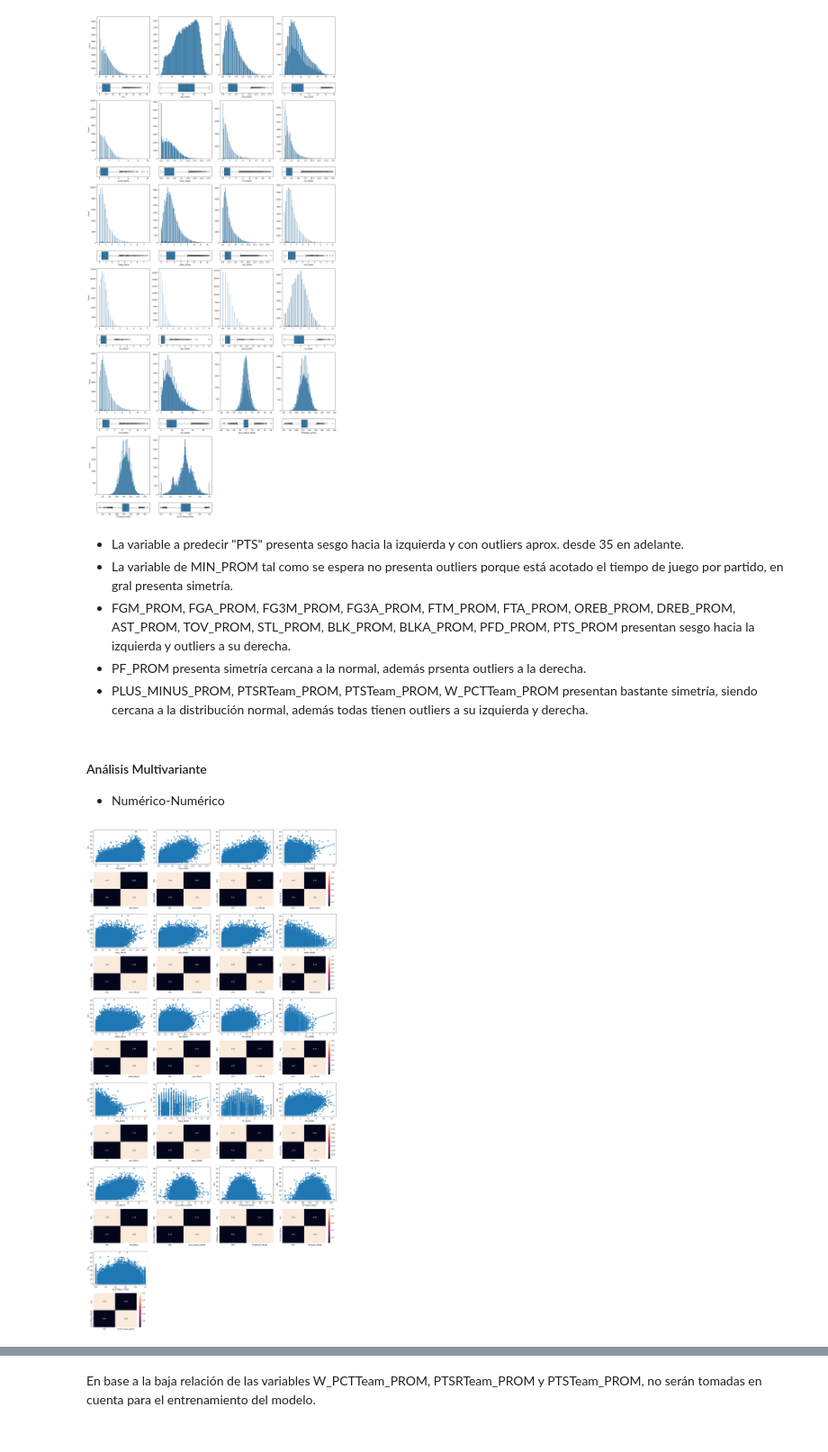
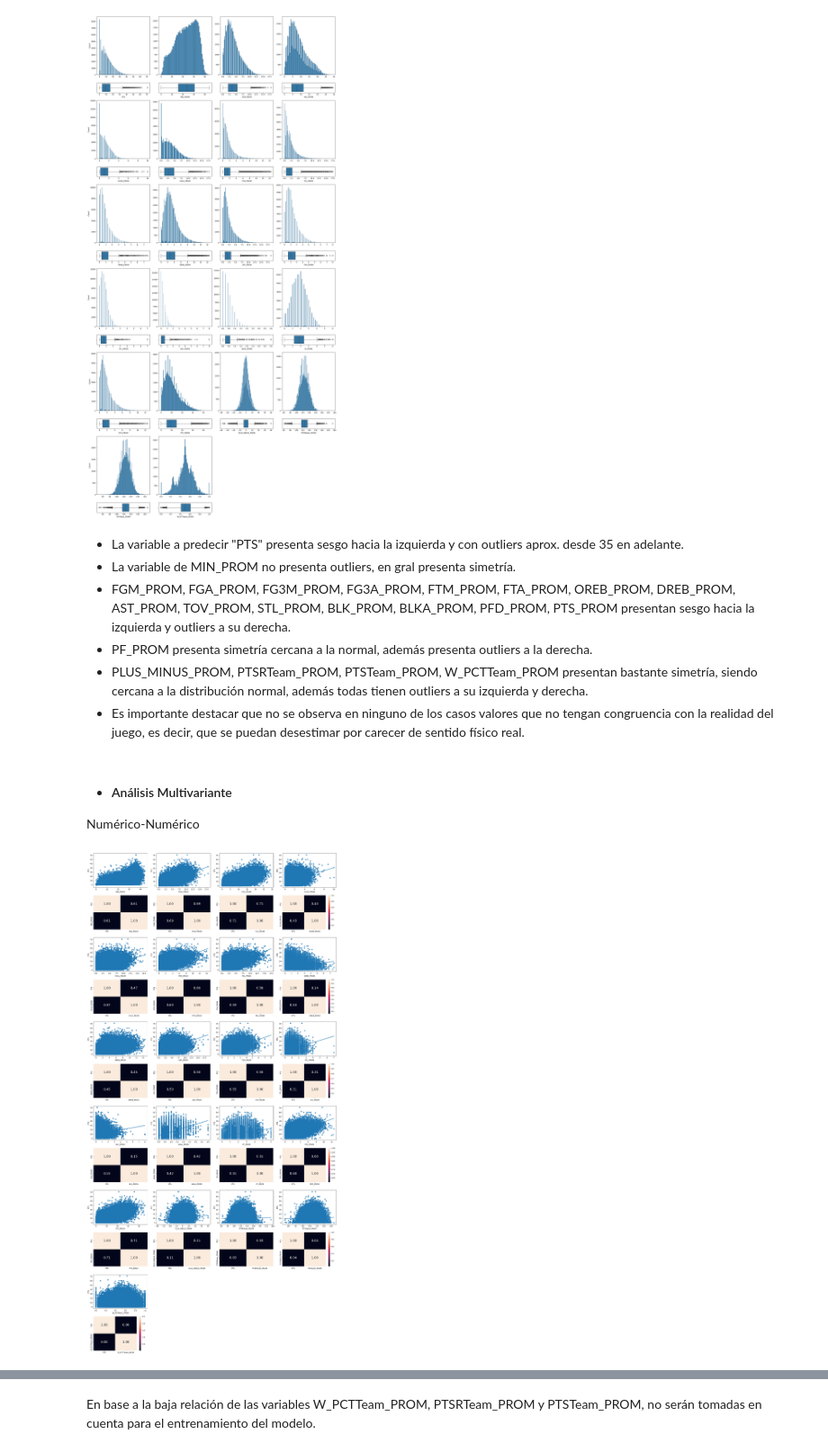
Before and after one commit to sebacent/ProyectoDS, a Jupyter notebook: src/final.ipynb, the cells around one changed output, grey strips where cells are left out. Shown at 90% size. Saved outputs shown, nothing was run; the diff lists cells and outputs as text; code cells hidden in the pictures.

```diff
--- a/src/final.ipynb
+++ b/src/final.ipynb
@@ -863,104 +859,104 @@ plt.show()
 [figure]
 # %% [markdown]
 - La variable a predecir "PTS" presenta sesgo hacia la izquierda y con outliers aprox. desde 35 en adelante.
-- La variable de MIN_PROM tal como se espera no presenta outliers porque está acotado el tiempo de juego por partido,
-  en gral presenta simetría.
+- La variable de MIN_PROM no presenta outliers, en gral presenta simetría.
 - FGM_PROM, FGA_PROM, FG3M_PROM, FG3A_PROM, FTM_PROM, FTA_PROM, OREB_PROM, DREB_PROM, AST_PROM, TOV_PROM, STL_PROM,
   BLK_PROM, BLKA_PROM, PFD_PROM, PTS_PROM presentan sesgo hacia la izquierda y outliers a su derecha.
-- PF_PROM presenta simetría cercana a la normal, además prsenta outliers a la derecha.
+- PF_PROM presenta simetría cercana a la normal, además presenta outliers a la derecha.
 - PLUS_MINUS_PROM, PTSRTeam_PROM, PTSTeam_PROM, W_PCTTeam_PROM presentan bastante simetría, siendo cercana a la distribución normal,
   además todas tienen outliers a su izquierda y derecha.
+- Es importante destacar que no se observa en ninguno de los casos valores que no tengan congruencia con la realidad del juego, es decir, que se puedan desestimar por carecer de sentido físico real.
 # %% [markdown]
-#### Análisis Multivariante
+- #### Análisis Multivariante
 
-- Numérico-Numérico
+Numérico-Numérico
 # %%
 fig, axis = plt.subplots(12, 4, figsize = (20, 40))
 
 sns.regplot(ax = axis[0,0], data = players_data, x = 'MIN_PROM', y = 'PTS')
-sns.heatmap(players_data[['PTS', 'MIN_PROM']].corr(), ax = axis[1,0], annot = True, fmt = ".2f", cbar = False)
+sns.heatmap(players_data[['PTS', 'MIN_PROM']].corr(), ax = axis[1,0], annot = True, fmt = ".2f", cbar = False, annot_kws={"size": 18})
 
 sns.regplot(ax = axis[0,1], data = players_data, x = 'FGM_PROM', y = 'PTS')
-sns.heatmap(players_data[['PTS', 'FGM_PROM']].corr(), ax = axis[1,1], annot = True, fmt = ".2f", cbar = False)
+sns.heatmap(players_data[['PTS', 'FGM_PROM']].corr(), ax = axis[1,1], annot = True, fmt = ".2f", cbar = False, annot_kws={"size": 18})
 
 sns.regplot(ax = axis[0,2], data = players_data, x = 'FGA_PROM', y = 'PTS')
-sns.heatmap(players_data[['PTS', 'FGA_PROM']].corr(), ax = axis[1,2], annot = True, fmt = ".2f", cbar = False)
+sns.heatmap(players_data[['PTS', 'FGA_PROM']].corr(), ax = axis[1,2], annot = True, fmt = ".2f", cbar = False, annot_kws={"size": 18})
 
 sns.regplot(ax = axis[0,3], data = players_data, x = 'FG3M_PROM', y = 'PTS')
-sns.heatmap(players_data[['PTS', 'FG3M_PROM']].corr(), ax = axis[1,3], annot = True, fmt = ".2f")
+sns.heatmap(players_data[['PTS', 'FG3M_PROM']].corr(), ax = axis[1,3], annot = True, fmt = ".2f", annot_kws={"size": 18})
 
 ####
 
 sns.regplot(ax = axis[2,0], data = players_data, x = 'FG3A_PROM', y = 'PTS')
-sns.heatmap(players_data[['PTS', 'FG3A_PROM']].corr(), ax = axis[3,0], annot = True, fmt = ".2f", cbar = False)
+sns.heatmap(players_data[['PTS', 'FG3A_PROM']].corr(), ax = axis[3,0], annot = True, fmt = ".2f", cbar = False, annot_kws={"size": 18})
 
 sns.regplot(ax = axis[2,1], data = players_data, x = 'FTM_PROM', y = 'PTS')
-sns.heatmap(players_data[['PTS', 'FTM_PROM']].corr(), ax = axis[3,1], annot = True, fmt = ".2f", cbar = False)
+sns.heatmap(players_data[['PTS', 'FTM_PROM']].corr(), ax = axis[3,1], annot = True, fmt = ".2f", cbar = False, annot_kws={"size": 18})
 
 sns.regplot(ax = axis[2,2], data = players_data, x = 'FTA_PROM', y = 'PTS')
-sns.heatmap(players_data[['PTS', 'FTA_PROM']].corr(), ax = axis[3,2], annot = True, fmt = ".2f", cbar = False)
+sns.heatmap(players_data[['PTS', 'FTA_PROM']].corr(), ax = axis[3,2], annot = True, fmt = ".2f", cbar = False, annot_kws={"size": 18})
 
 sns.regplot(ax = axis[2,3], data = players_data, x = 'OREB_PROM', y = 'PTS')
-sns.heatmap(players_data[['PTS', 'OREB_PROM']].corr(), ax = axis[3,3], annot = True, fmt = ".2f")
+sns.heatmap(players_data[['PTS', 'OREB_PROM']].corr(), ax = axis[3,3], annot = True, fmt = ".2f", annot_kws={"size": 18})
 
 
 ####
 
 sns.regplot(ax = axis[4,0], data = players_data, x = 'DREB_PROM', y = 'PTS')
-sns.heatmap(players_data[['PTS', 'DREB_PROM']].corr(), ax = axis[5,0], annot = True, fmt = ".2f", cbar = False)
+sns.heatmap(players_data[['PTS', 'DREB_PROM']].corr(), ax = axis[5,0], annot = True, fmt = ".2f", cbar = False, annot_kws={"size": 18})
 
 sns.regplot(ax = axis[4,1], data = players_data, x = 'AST_PROM', y = 'PTS')
-sns.heatmap(players_data[['PTS', 'AST_PROM']].corr(), ax = axis[5,1], annot = True, fmt = ".2f", cbar = False)
+sns.heatmap(players_data[['PTS', 'AST_PROM']].corr(), ax = axis[5,1], annot = True, fmt = ".2f", cbar = False, annot_kws={"size": 18})
 
 sns.regplot(ax = axis[4,2], data = players_data, x = 'TOV_PROM', y = 'PTS')
-sns.heatmap(players_data[['PTS', 'TOV_PROM']].corr(), ax = axis[5,2], annot = True, fmt = ".2f", cbar = False)
+sns.heatmap(players_data[['PTS', 'TOV_PROM']].corr(), ax = axis[5,2], annot = True, fmt = ".2f", cbar = False, annot_kws={"size": 18})
 
 sns.regplot(ax = axis[4,3], data = players_data, x = 'STL_PROM', y = 'PTS')
-sns.heatmap(players_data[['PTS', 'STL_PROM']].corr(), ax = axis[5,3], annot = True, fmt = ".2f")
+sns.heatmap(players_data[['PTS', 'STL_PROM']].corr(), ax = axis[5,3], annot = True, fmt = ".2f", annot_kws={"size": 18})
 
 ####
 
 sns.regplot(ax = axis[6,0], data = players_data, x = 'BLK_PROM', y = 'PTS')
-sns.heatmap(players_data[['PTS', 'BLK_PROM']].corr(), ax = axis[7,0], annot = True, fmt = ".2f", cbar = False)
+sns.heatmap(players_data[['PTS', 'BLK_PROM']].corr(), ax = axis[7,0], annot = True, fmt = ".2f", cbar = False, annot_kws={"size": 18})
 
 sns.regplot(ax = axis[6,1], data = players_data, x = 'BLKA_PROM', y = 'PTS')
-sns.heatmap(players_data[['PTS', 'BLKA_PROM']].corr(), ax = axis[7,1], annot = True, fmt = ".2f", cbar = False)
+sns.heatmap(players_data[['PTS', 'BLKA_PROM']].corr(), ax = axis[7,1], annot = True, fmt = ".2f", cbar = False, annot_kws={"size": 18})
 
 sns.regplot(ax = axis[6,2], data = players_data, x = 'PF_PROM', y = 'PTS')
-sns.heatmap(players_data[['PTS', 'PF_PROM']].corr(), ax = axis[7,2], annot = True, fmt = ".2f", cbar = False)
+sns.heatmap(players_data[['PTS', 'PF_PROM']].corr(), ax = axis[7,2], annot = True, fmt = ".2f", cbar = False, annot_kws={"size": 18})
 
 sns.regplot(ax = axis[6,3], data = players_data, x = 'PFD_PROM', y = 'PTS')
-sns.heatmap(players_data[['PTS', 'PFD_PROM']].corr(), ax = axis[7,3], annot = True, fmt = ".2f")
+sns.heatmap(players_data[['PTS', 'PFD_PROM']].corr(), ax = axis[7,3], annot = True, fmt = ".2f", annot_kws={"size": 18})
 
 ####
 
 sns.regplot(ax = axis[8,0], data = players_data, x = 'PTS_PROM', y = 'PTS')
-sns.heatmap(players_data[['PTS', 'PTS_PROM']].corr(), ax = axis[9,0], annot = True, fmt = ".2f", cbar = False)
+sns.heatmap(players_data[['PTS', 'PTS_PROM']].corr(), ax = axis[9,0], annot = True, fmt = ".2f", cbar = False, annot_kws={"size": 18})
 
 sns.regplot(ax = axis[8,1], data = players_data, x = 'PLUS_MINUS_PROM', y = 'PTS')
-sns.heatmap(players_data[['PTS', 'PLUS_MINUS_PROM']].corr(), ax = axis[9,1], annot = True, fmt = ".2f", cbar = False)
+sns.heatmap(players_data[['PTS', 'PLUS_MINUS_PROM']].corr(), ax = axis[9,1], annot = True, fmt = ".2f", cbar = False, annot_kws={"size": 18})
 
 sns.regplot(ax = axis[8,2], data = players_data, x = 'PTSRTeam_PROM', y = 'PTS')
-sns.heatmap(players_data[['PTS', 'PTSRTeam_PROM']].corr(), ax = axis[9,2], annot = True, fmt = ".2f", cbar = False)
+sns.heatmap(players_data[['PTS', 'PTSRTeam_PROM']].corr(), ax = axis[9,2], annot = True, fmt = ".2f", cbar = False, annot_kws={"size": 18})
 
 sns.regplot(ax = axis[8,3], data = players_data, x = 'PTSTeam_PROM', y = 'PTS')
-sns.heatmap(players_data[['PTS', 'PTSTeam_PROM']].corr(), ax = axis[9,3], annot = True, fmt = ".2f")
+sns.heatmap(players_data[['PTS', 'PTSTeam_PROM']].corr(), ax = axis[9,3], annot = True, fmt = ".2f", annot_kws={"size": 18})
 
 ####
 
 sns.regplot(ax = axis[10,0], data = players_data, x = 'W_PCTTeam_PROM', y = 'PTS')
-sns.heatmap(players_data[['PTS', 'W_PCTTeam_PROM']].corr(), ax = axis[11,0], annot = True, fmt = ".2f")
+sns.heatmap(players_data[['PTS', 'W_PCTTeam_PROM']].corr(), ax = axis[11,0], annot = True, fmt = ".2f", annot_kws={"size": 18})
 
 subplots_remove = [axis[10,1], axis[11,1], axis[10,2], axis[11,2], axis[10,3], axis[11,3]]
 
 for ax in subplots_remove:
 
     fig.delaxes(ax)
 
 plt.tight_layout()
 
 plt.show()
 # %% [output]
-[figure, old version]
+[figure, new version]
 # %% [markdown]
 - El porcentaje de victorias del equipo (W_PCT_Team_PROM) no tienen relación lineal con los PTS hechos por el jugador.
```
Also changed, not shown: parts of 16 cells of this notebook, 3 other files.
